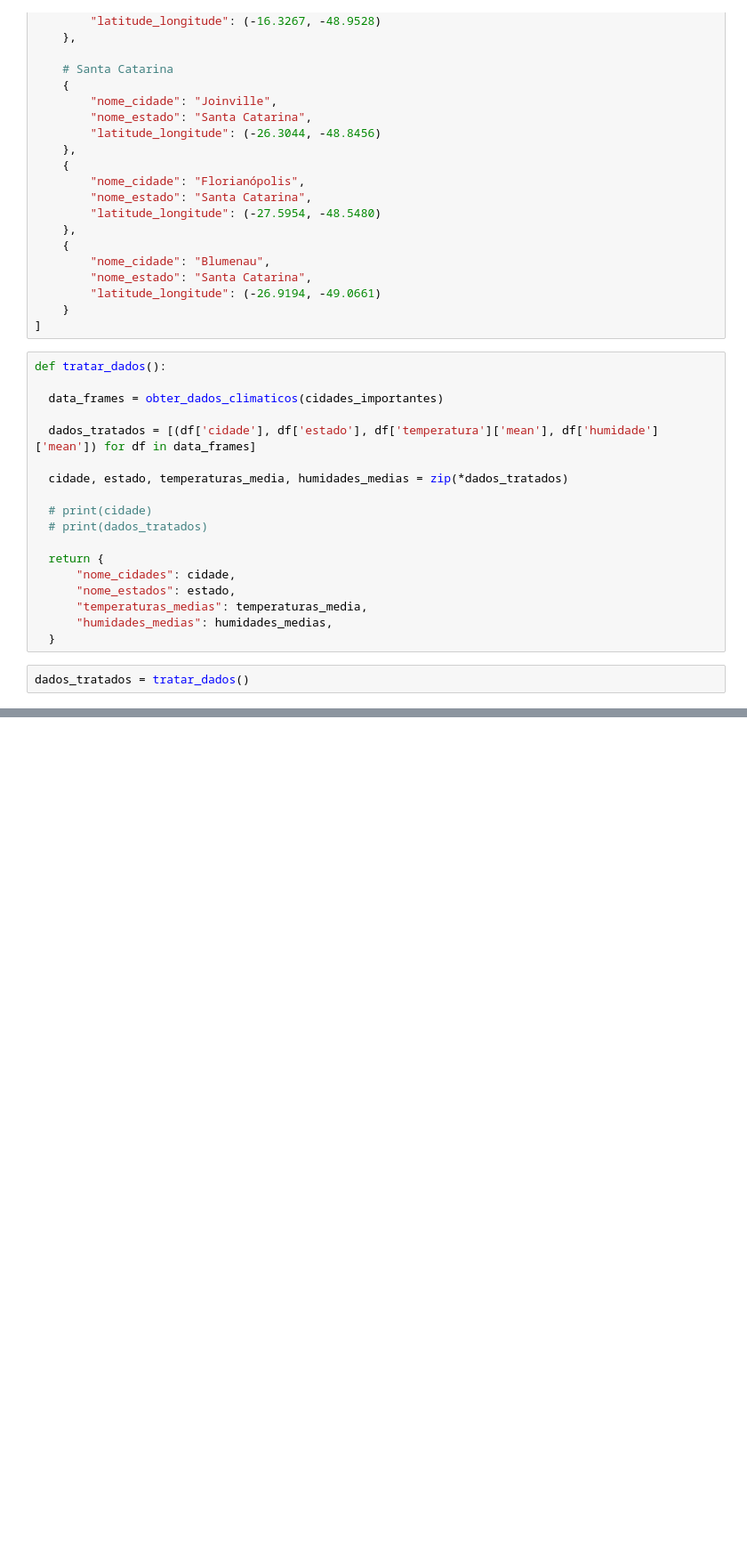
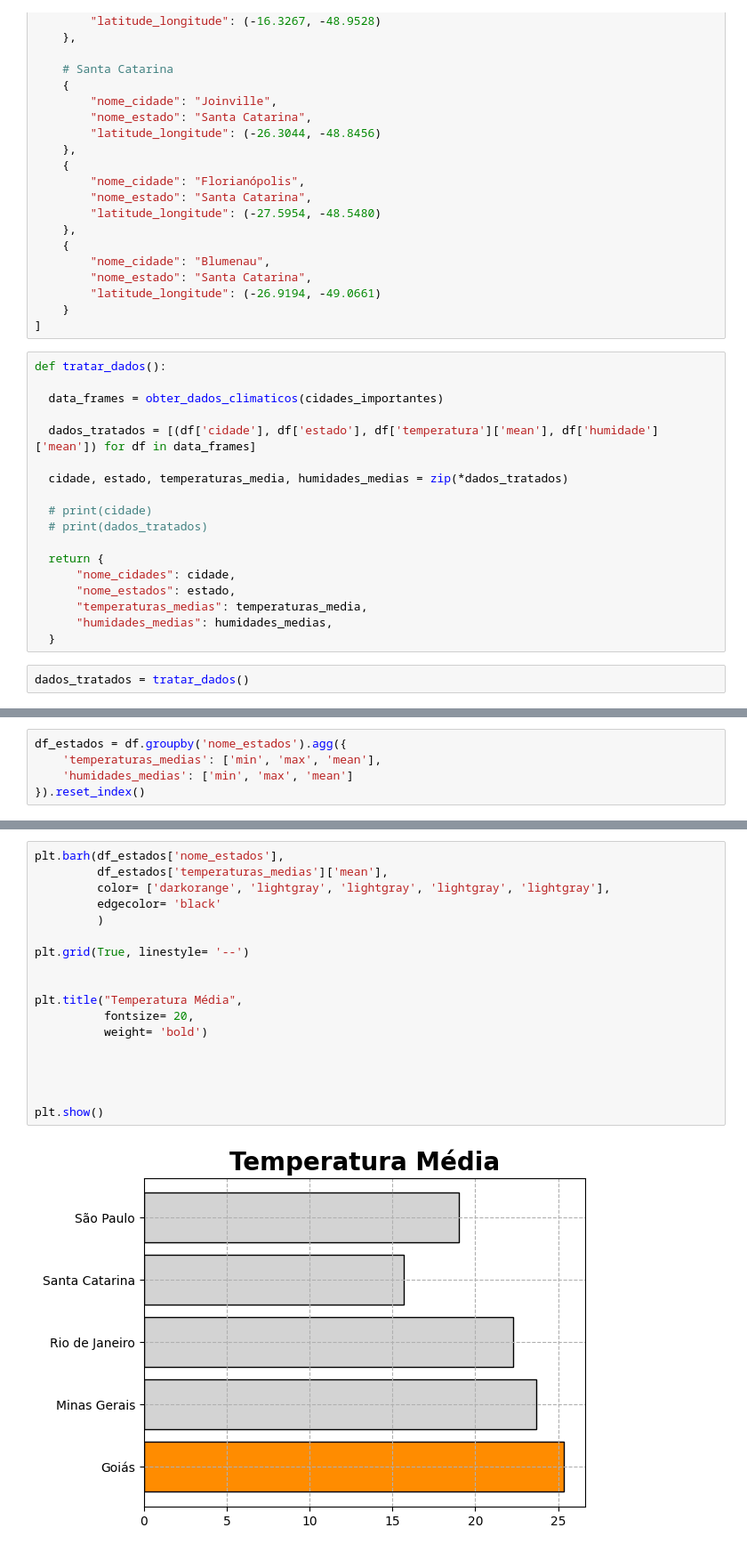
Before and after one commit to lucassilva-aiengineer/Pratica-Data-Sciense, a Jupyter notebook: pratica_3/pratica_datasciense_3.ipynb, the cells around one changed output, grey strips where cells are left out. Shown at 89% size. Cells and saved outputs as stored; diff of their text form; blank space fills up the shorter version.

```diff
--- a/pratica_3/pratica_datasciense_3.ipynb
+++ b/pratica_3/pratica_datasciense_3.ipynb
@@ -201,0 +218,5 @@ plt.show()
+# %%
+df_estados = df.groupby('nome_estados').agg({
+    'temperaturas_medias': ['min', 'max', 'mean'],
+    'humidades_medias': ['min', 'max', 'mean']
+}).reset_index()
@@ -201,0 +249,20 @@ plt.show()
+# %%
+plt.barh(df_estados['nome_estados'],
+         df_estados['temperaturas_medias']['mean'],
+         color= ['darkorange', 'lightgray', 'lightgray', 'lightgray', 'lightgray'],
+         edgecolor= 'black'
+         )
+
+plt.grid(True, linestyle= '--')
+
+
+plt.title("Temperatura Média",
+          fontsize= 20,
+          weight= 'bold')
+
+
+
+
+plt.show()
+# %% [output]
+[figure, added]
```
Also changed, not shown: parts of 8 cells of this notebook.
